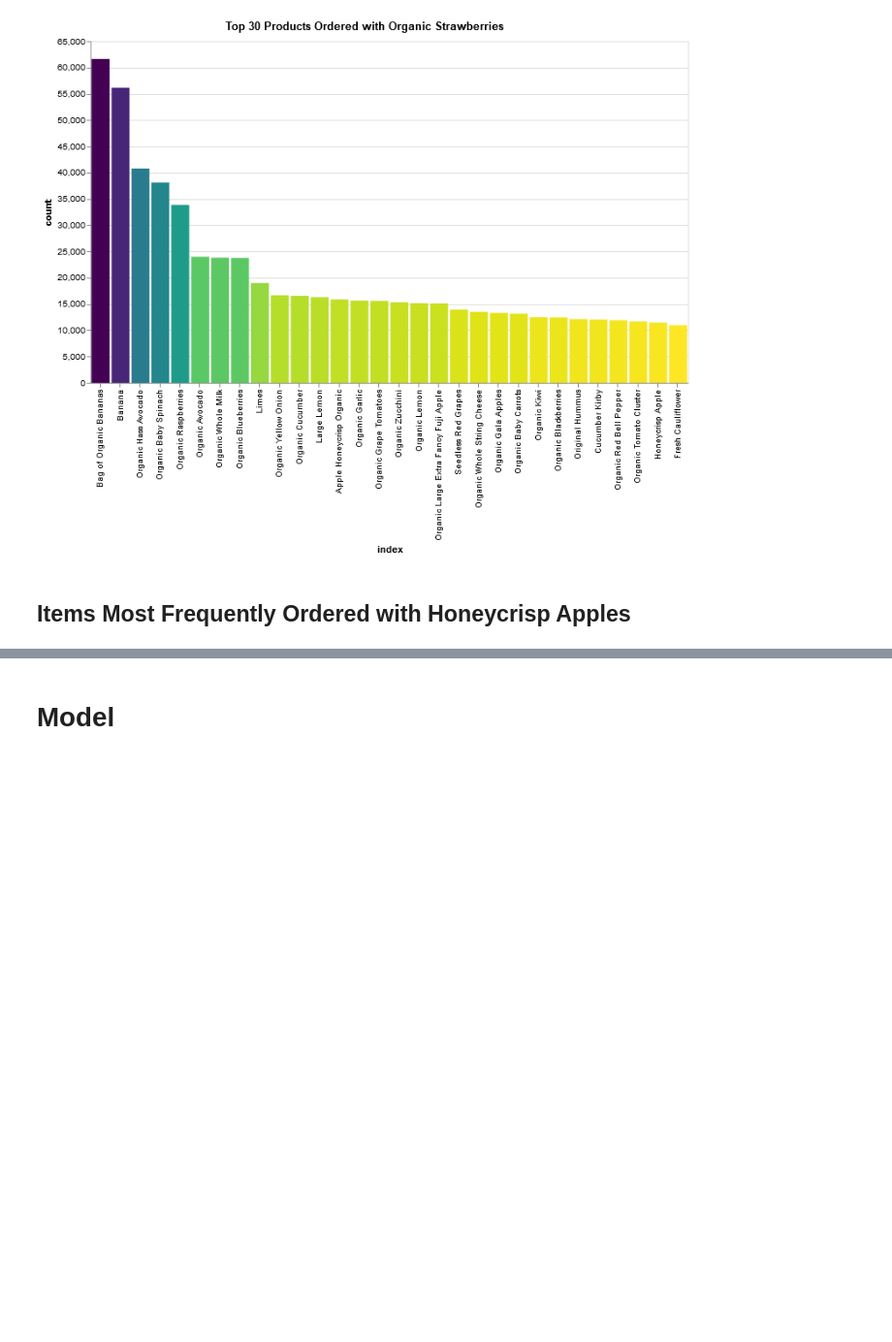
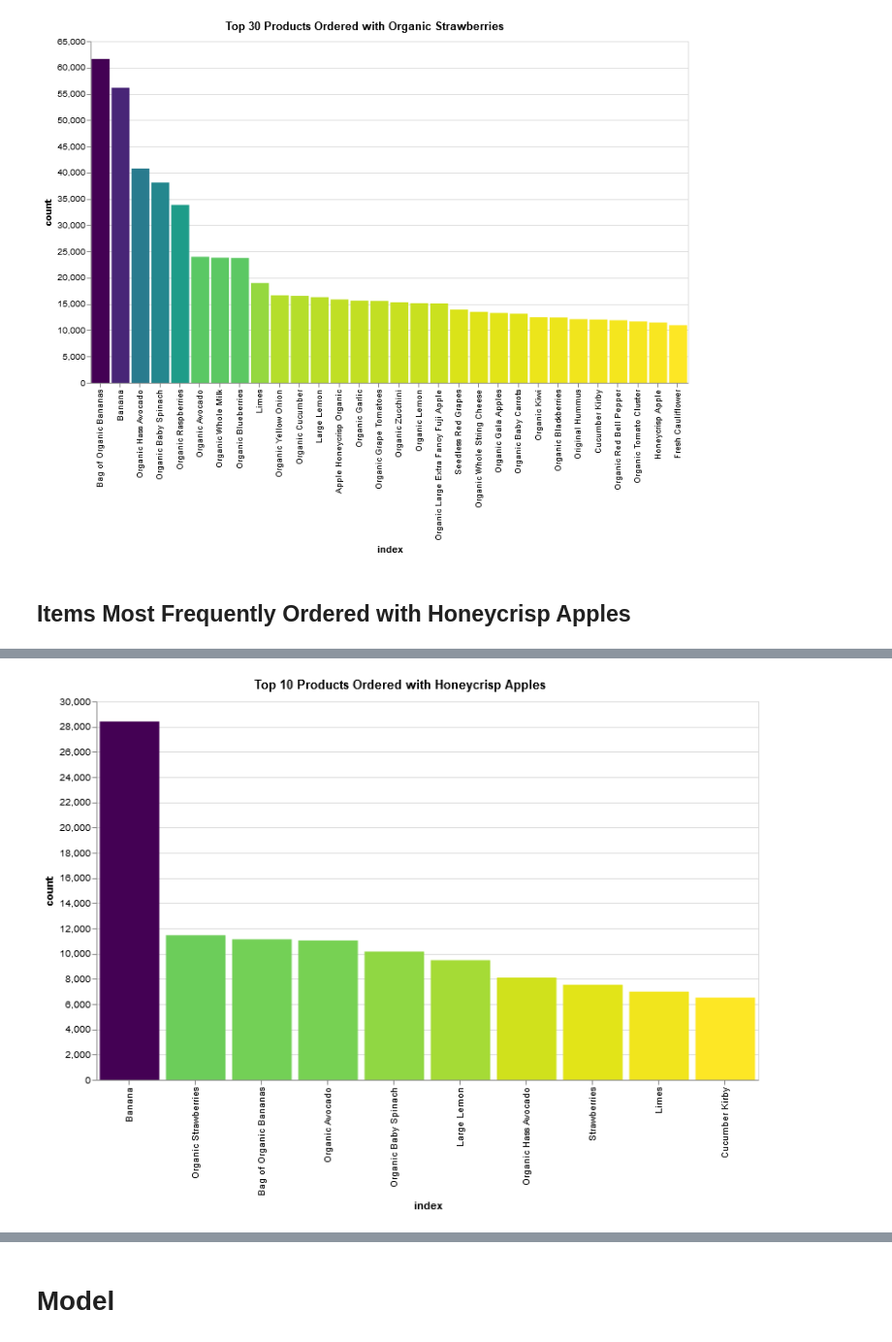
Before and after one commit to hjhuney/Instacart, a Jupyter notebook: Instacart.ipynb, the cells around one changed output, grey strips where cells are left out. Shown at 97% size. Drawn from its saved outputs; the diff is of its cells as text; code cells hidden in the pictures; blank space fills up the shorter version.

```diff
--- a/Instacart.ipynb
+++ b/Instacart.ipynb
@@ -591,0 +600,23 @@ dept_stats
+# %%
+# find top n items ordered with any particular product by product_id
+def top_n_items(df, product_id, n):
+    orders = df[df['product_id'] == product_id]['order_id'].tolist()
+    orders_with_item = df[df['order_id'].isin(orders)]
+
+    # top 30 items ordered with organic strawberries
+    num_of_main_item = orders_with_item['product_name'].value_counts()[0]
+    top_items_with_item = orders_with_item['product_name'].value_counts()[1:n+1]
+
+    top_items_with_item = pd.DataFrame(top_items_with_item)
+    top_items_with_item = top_items_with_item.reset_index()
+    top_items_with_item.columns = ['index', 'count']
+    top_items_with_item['pct_orders'] = np.round((top_items_with_item['count'] / num_of_main_item) * 100, 2)
+    top_items_with_item['product_num'] = top_items_with_item['index'].map(product_dict)
+
+    top_items_order_list = top_items_with_item['index'].tolist()
+
+    return top_items_with_item
+# %%
+# top 10 items ordered with honeycrisp apples
+honeycrisp_df = top_n_items(df, 45066, 10)
+honeycrisp_df
@@ -591,0 +635,17 @@ dept_stats
+# %%
+chart_title = "Top 10 Products Ordered with Honeycrisp Apples"
+x_label = "index:O"
+y_label = 'count:Q'
+pct_of_orders = 'pct_orders:Q'
+product_num = 'product_num:O'
+sort_list = honeycrisp_df['index'].tolist()
+
+
+alt.Chart(honeycrisp_df).mark_bar().encode(
+    alt.X(x_label, bin=False, sort=sort_list),
+    alt.Y(y_label),
+    color = alt.Color(y_label, legend=None, sort="descending", scale=alt.Scale(scheme='viridis')),
+    tooltip=[alt.Tooltip(x_label, title="Item"), alt.Tooltip(y_label), alt.Tooltip(pct_of_orders), alt.Tooltip(product_num)]
+    ).properties(title=chart_title, width=700, height=400)
+# %% [output]
+[figure, added]
```
Also changed, not shown: parts of 10 cells of this notebook.
